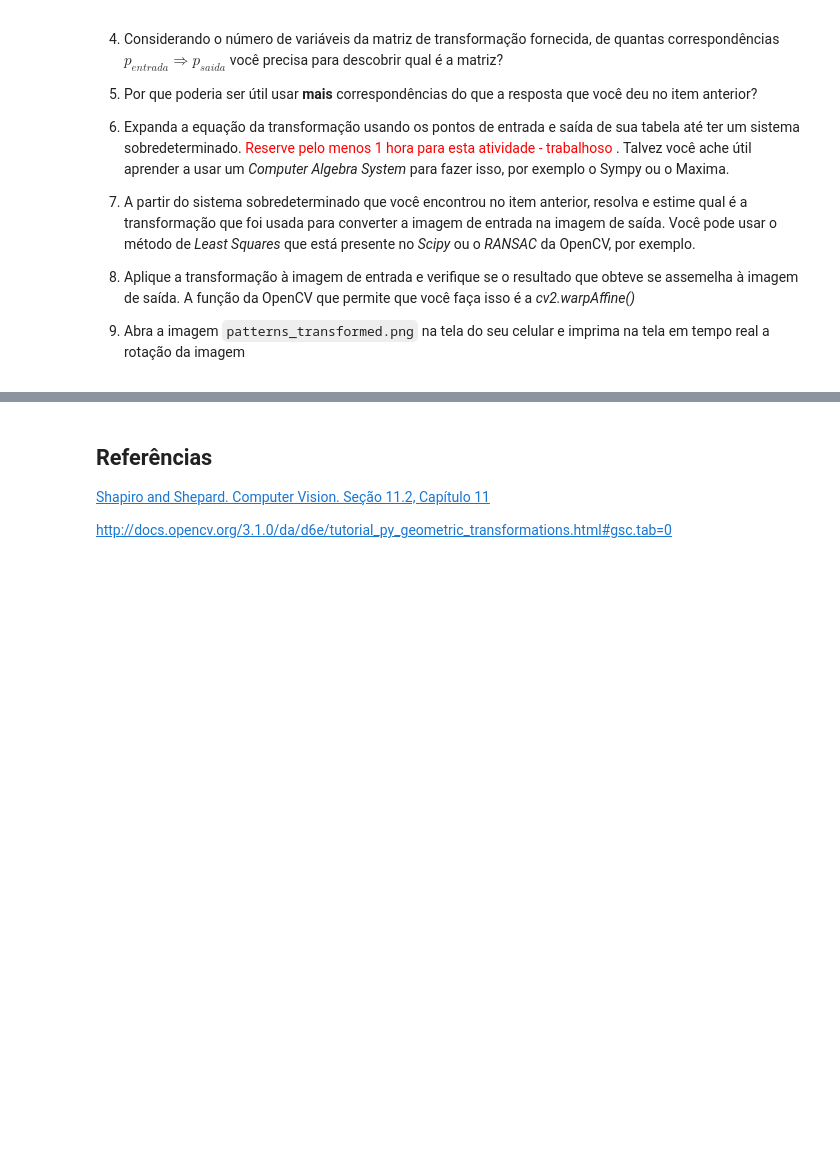
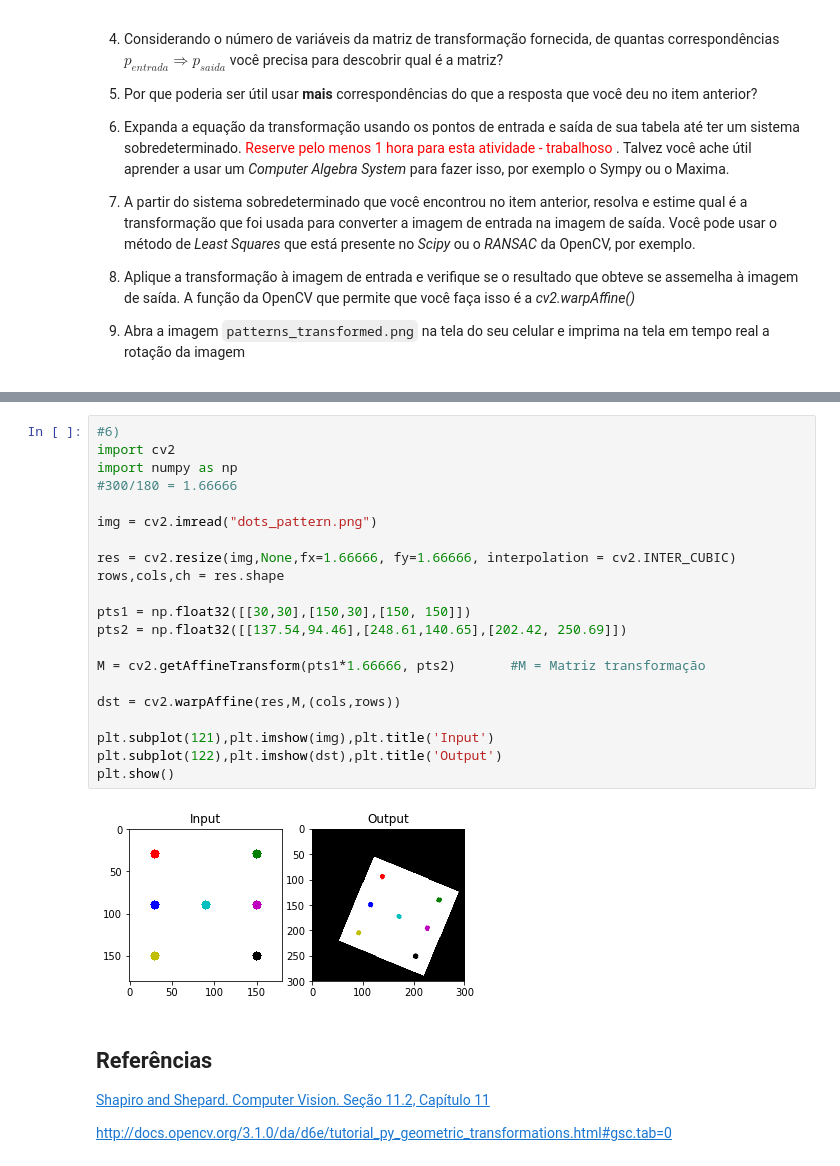
Before and after one commit to GiuPassarelli/Robotics, a Jupyter notebook: aula_04/APS_Visao_Transformacoes.ipynb, the cells around one changed output, grey strips where cells are left out. Drawn from its saved outputs; the diff is of its cells as text; blank space fills up the shorter version.

```diff
--- a/aula_04/APS_Visao_Transformacoes.ipynb
+++ b/aula_04/APS_Visao_Transformacoes.ipynb
@@ -270,3 +284,26 @@ Responda (no IPython Notebook):
+# %%
+#6)
+import cv2
+import numpy as np
+#300/180 = 1.66666
+
+img = cv2.imread("dots_pattern.png")
+
+res = cv2.resize(img,None,fx=1.66666, fy=1.66666, interpolation = cv2.INTER_CUBIC)
+rows,cols,ch = res.shape
+
+pts1 = np.float32([[30,30],[150,30],[150, 150]])
+pts2 = np.float32([[137.54,94.46],[248.61,140.65],[202.42, 250.69]])
+
+M = cv2.getAffineTransform(pts1*1.66666, pts2)       #M = Matriz transformação
+
+dst = cv2.warpAffine(res,M,(cols,rows))
+
+plt.subplot(121),plt.imshow(img),plt.title('Input')
+plt.subplot(122),plt.imshow(dst),plt.title('Output')
+plt.show()
+# %% [output]
+[figure, added]
 # %% [markdown]
 ## Referências
 
```
Also changed, not shown: parts of 2 cells of this notebook.
